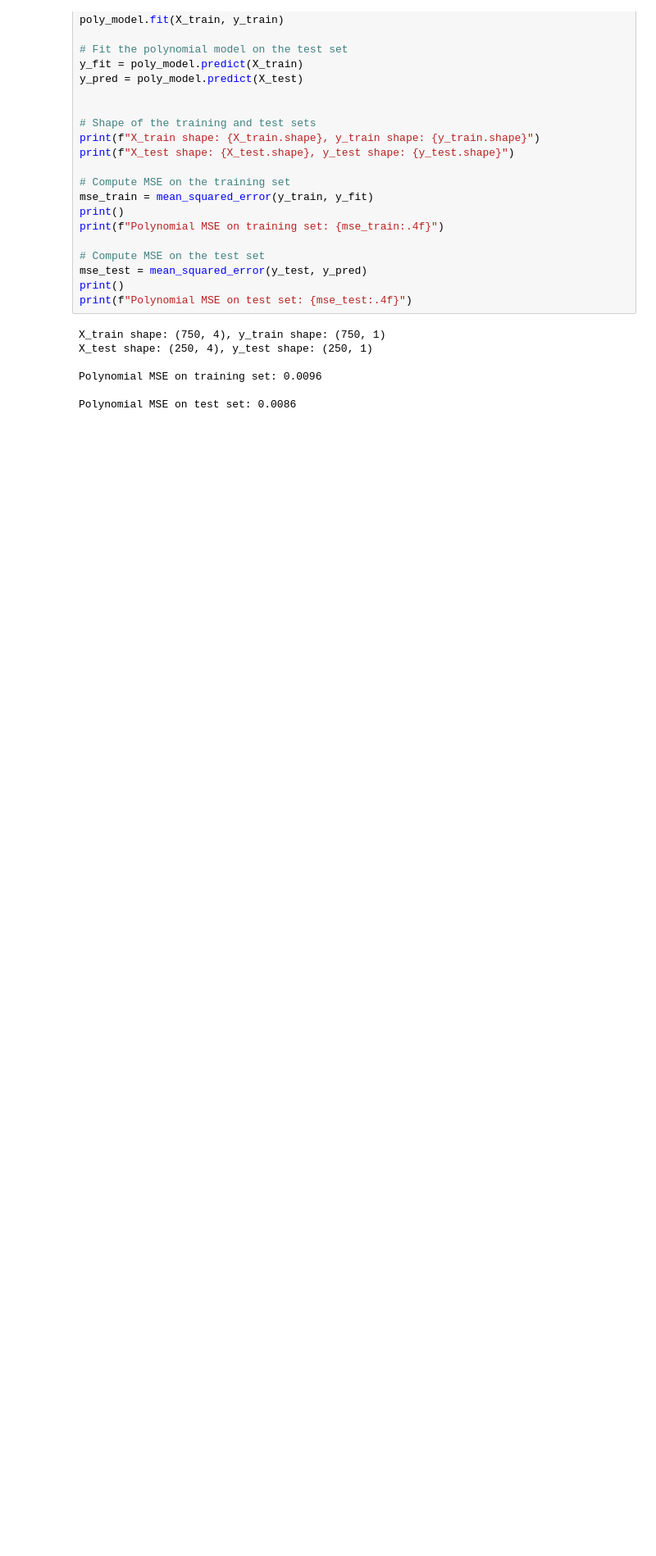
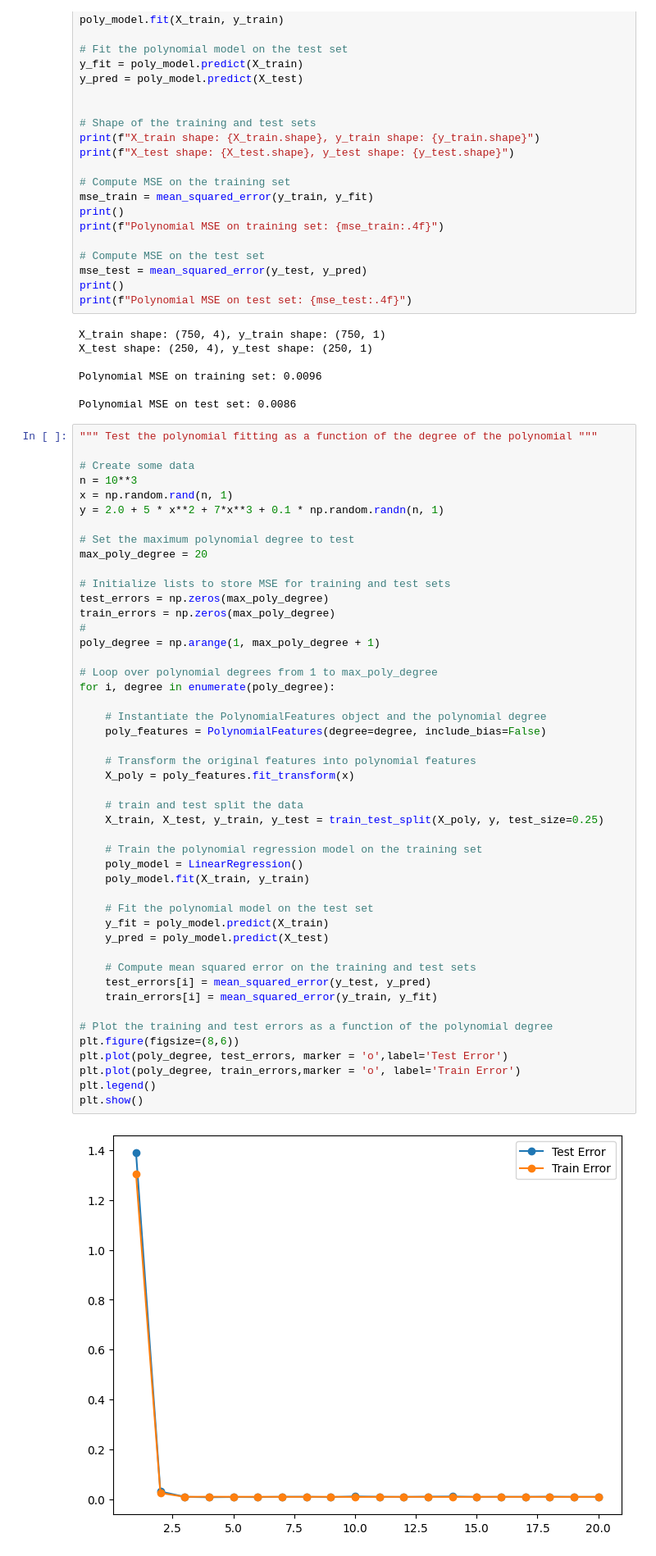
Before and after one commit to Luisrj14/FYS-STK4155-Weekly-exercises, a Jupyter notebook: exercisesweek34.ipynb, the cells around one changed output. Shown at 82% size. Saved outputs shown, nothing was run; the diff lists cells and outputs as text; blank space fills up the shorter version.

Commit message:
update the exercises 4 and add the error as a function of the polynomia degree

```diff
--- a/exercisesweek34.ipynb
+++ b/exercisesweek34.ipynb
@@ -352,3 +353,52 @@ X_test shape: (250, 4), y_test shape: (250, 1)
 Polynomial MSE on training set: 0.0096
 
 Polynomial MSE on test set: 0.0086
+# %%
+""" Test the polynomial fitting as a function of the degree of the polynomial """
+
+# Create some data
+n = 10**3
+x = np.random.rand(n, 1)
+y = 2.0 + 5 * x**2 + 7*x**3 + 0.1 * np.random.randn(n, 1)
+
+# Set the maximum polynomial degree to test
+max_poly_degree = 20
+
+# Initialize lists to store MSE for training and test sets
+test_errors = np.zeros(max_poly_degree)
+train_errors = np.zeros(max_poly_degree)
+#
+poly_degree = np.arange(1, max_poly_degree + 1)
+
+# Loop over polynomial degrees from 1 to max_poly_degree
+for i, degree in enumerate(poly_degree):
+
+    # Instantiate the PolynomialFeatures object and the polynomial degree
+    poly_features = PolynomialFeatures(degree=degree, include_bias=False)
+
+    # Transform the original features into polynomial features
+    X_poly = poly_features.fit_transform(x)
+
+    # train and test split the data
+    X_train, X_test, y_train, y_test = train_test_split(X_poly, y, test_size=0.25)
+
+    # Train the polynomial regression model on the training set
+    poly_model = LinearRegression()
+    poly_model.fit(X_train, y_train)
+
+    # Fit the polynomial model on the test set
+    y_fit = poly_model.predict(X_train)
+    y_pred = poly_model.predict(X_test)
+
+    # Compute mean squared error on the training and test sets
+    test_errors[i] = mean_squared_error(y_test, y_pred)
+    train_errors[i] = mean_squared_error(y_train, y_fit)
+
+# Plot the training and test errors as a function of the polynomial degree
+plt.figure(figsize=(8,6))
+plt.plot(poly_degree, test_errors, marker = 'o',label='Test Error')
+plt.plot(poly_degree, train_errors,marker = 'o', label='Train Error')
+plt.legend()
+plt.show()
+# %% [output]
+[figure, added]
```
Also changed, not shown: parts of 2 cells of this notebook.
